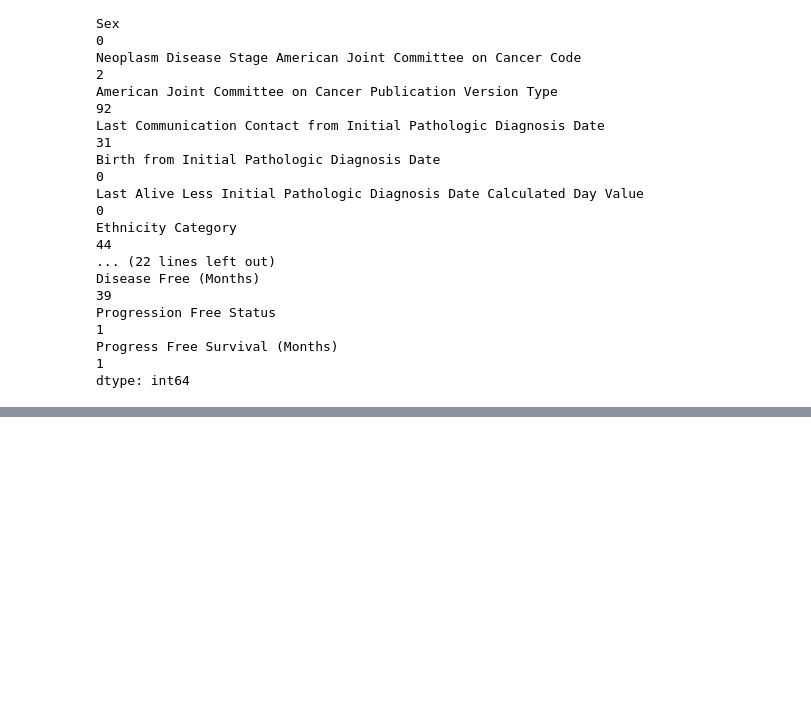
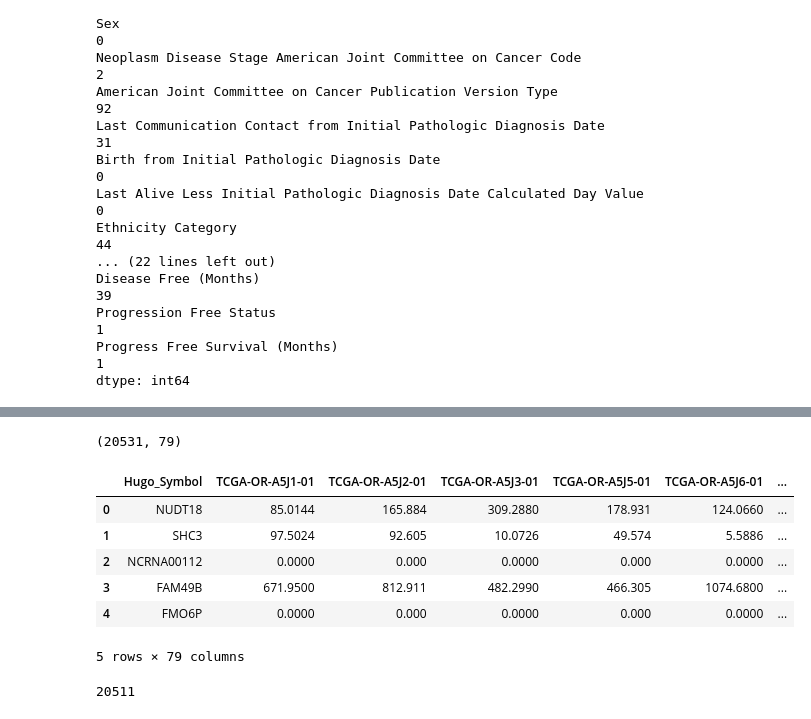
Before and after one commit to cannin/gsoc_2023_pytorch_pathway_commons, a Jupyter notebook: Notebooks/Match_between_data_clinical_patient_txt,_data_clinical_sample_txt,_and_data_mrna_seq_v2_rsem_txt_.ipynb, the cells around one changed output, grey strips where cells are left out. Saved outputs shown, nothing was run; the diff lists cells and outputs as text; code cells hidden in the pictures; blank space fills up the shorter version.

```diff
--- a/Notebooks/Match_between_data_clinical_patient_txt,_data_clinical_sample_txt,_and_data_mrna_seq_v2_rsem_txt_.ipynb
+++ b/Notebooks/Match_between_data_clinical_patient_txt,_data_clinical_sample_txt,_and_data_mrna_seq_v2_rsem_txt_.ipynb
@@ -302,0 +246,4 @@ merged_df = merged_df.drop(columns='TCGA PanCanAtlas Cancer Type Acronym')
+# %%
+patients.shape
+# %% [output]
+(20531, 79)
@@ -302,0 +252,15 @@ merged_df = merged_df.drop(columns='TCGA PanCanAtlas Cancer Type Acronym')
+# %%
+patients.head()
+# %% [output]
+|  | Hugo_Symbol | TCGA-OR-A5J1-01 | TCGA-OR-A5J2-01 | TCGA-OR-A5J3-01 | TCGA-OR-A5J5-01 | TCGA-OR-A5J6-01 | ... |
+| 0 | NUDT18 | 85.0144 | 165.884 | 309.2880 | 178.931 | 124.0660 | ... |
+| 1 | SHC3 | 97.5024 | 92.605 | 10.0726 | 49.574 | 5.5886 | ... |
+| 2 | NCRNA00112 | 0.0000 | 0.000 | 0.0000 | 0.000 | 0.0000 | ... |
+| 3 | FAM49B | 671.9500 | 812.911 | 482.2990 | 466.305 | 1074.6800 | ... |
+| 4 | FMO6P | 0.0000 | 0.000 | 0.0000 | 0.000 | 0.0000 | ... |
+5 rows × 79 columns
+# %%
+identifiers = patients['Hugo_Symbol'].unique()
+print(len(identifiers))
+# %% [output]
+20511
```
Also changed, not shown: parts of 43 cells of this notebook, 4 other files.
